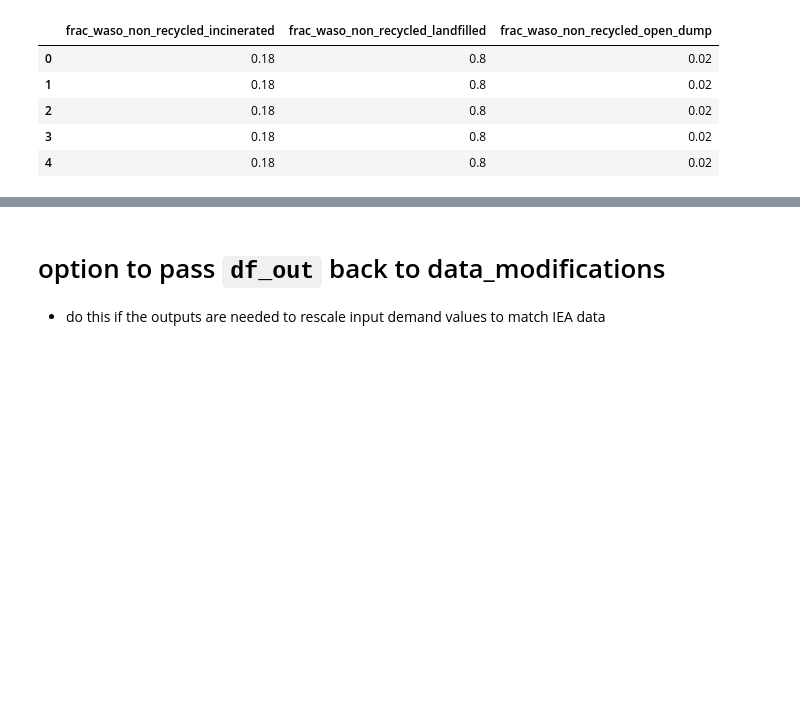
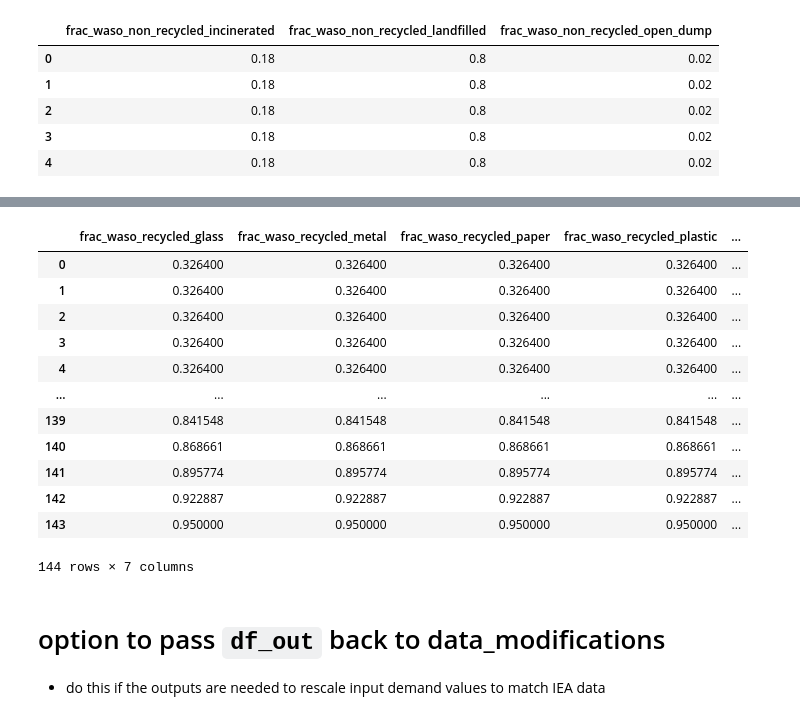
Before and after one commit to JuanRobledo12/sisepuede_region_nbs_tony_ver, a Jupyter notebook: croatia/croatia_manager_wb.ipynb, the cells around one changed output, grey strips where cells are left out. Drawn from its saved outputs; the diff is of its cells as text; code cells hidden in the pictures; blank space fills up the shorter version.

```diff
--- a/croatia/croatia_manager_wb.ipynb
+++ b/croatia/croatia_manager_wb.ipynb
@@ -683,3 +715,19 @@ dtype: float64
+# %%
+df_in[[col for col in df_in.columns if 'frac_waso_recycled' in col]]
+# %% [output]
+|  | frac_waso_recycled_glass | frac_waso_recycled_metal | frac_waso_recycled_paper | frac_waso_recycled_plastic | ... |
+| 0 | 0.326400 | 0.326400 | 0.326400 | 0.326400 | ... |
+| 1 | 0.326400 | 0.326400 | 0.326400 | 0.326400 | ... |
+| 2 | 0.326400 | 0.326400 | 0.326400 | 0.326400 | ... |
+| 3 | 0.326400 | 0.326400 | 0.326400 | 0.326400 | ... |
+| 4 | 0.326400 | 0.326400 | 0.326400 | 0.326400 | ... |
+| ... | ... | ... | ... | ... | ... |
+| 139 | 0.841548 | 0.841548 | 0.841548 | 0.841548 | ... |
+| 140 | 0.868661 | 0.868661 | 0.868661 | 0.868661 | ... |
+| 141 | 0.895774 | 0.895774 | 0.895774 | 0.895774 | ... |
+| 142 | 0.922887 | 0.922887 | 0.922887 | 0.922887 | ... |
+| 143 | 0.950000 | 0.950000 | 0.950000 | 0.950000 | ... |
+144 rows × 7 columns
 # %% [markdown]
 # option to pass `df_out` back to data_modifications
 - do this if the outputs are needed to rescale input demand values to match IEA data
```
Also changed, not shown: parts of 16 cells of this notebook, 36 other files.
